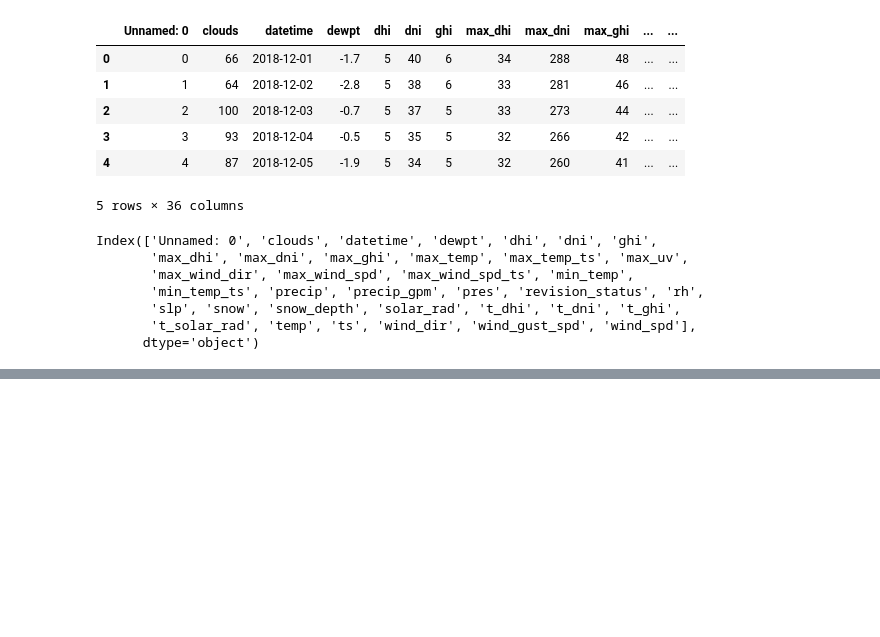
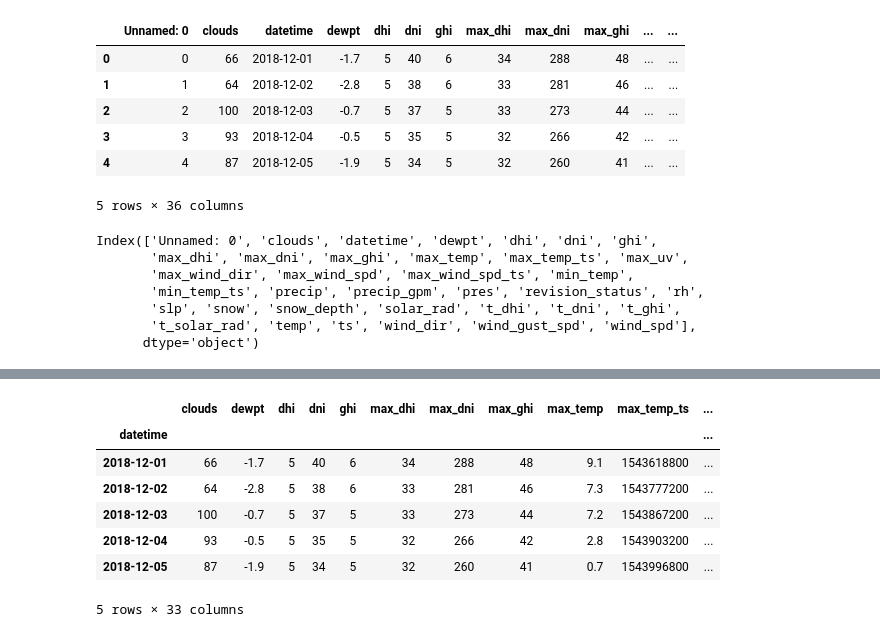
Before and after one commit to paperscissoroxie/evcharging, a Jupyter notebook: weatheronevcharging.ipynb, the cells around one changed output, grey strips where cells are left out. Saved outputs shown, nothing was run; the diff lists cells and outputs as text; code cells hidden in the pictures; blank space fills up the shorter version.

```diff
--- a/weatheronevcharging.ipynb
+++ b/weatheronevcharging.ipynb
@@ -756,0 +926,11 @@ Index(['Unnamed: 0', 'clouds', 'datetime', 'dewpt', 'dhi', 'dni', 'ghi',
+# %%
+df7.head()
+# %% [output]
+|  | clouds | dewpt | dhi | dni | ghi | max_dhi | max_dni | max_ghi | max_temp | max_temp_ts | ... |
+| datetime |  |  |  |  |  |  |  |  |  |  | ... |
+| 2018-12-01 | 66 | -1.7 | 5 | 40 | 6 | 34 | 288 | 48 | 9.1 | 1543618800 | ... |
+| 2018-12-02 | 64 | -2.8 | 5 | 38 | 6 | 33 | 281 | 46 | 7.3 | 1543777200 | ... |
+| 2018-12-03 | 100 | -0.7 | 5 | 37 | 5 | 33 | 273 | 44 | 7.2 | 1543867200 | ... |
+| 2018-12-04 | 93 | -0.5 | 5 | 35 | 5 | 32 | 266 | 42 | 2.8 | 1543903200 | ... |
+| 2018-12-05 | 87 | -1.9 | 5 | 34 | 5 | 32 | 260 | 41 | 0.7 | 1543996800 | ... |
+5 rows × 33 columns
```
Also changed, not shown: parts of 33 cells of this notebook.
